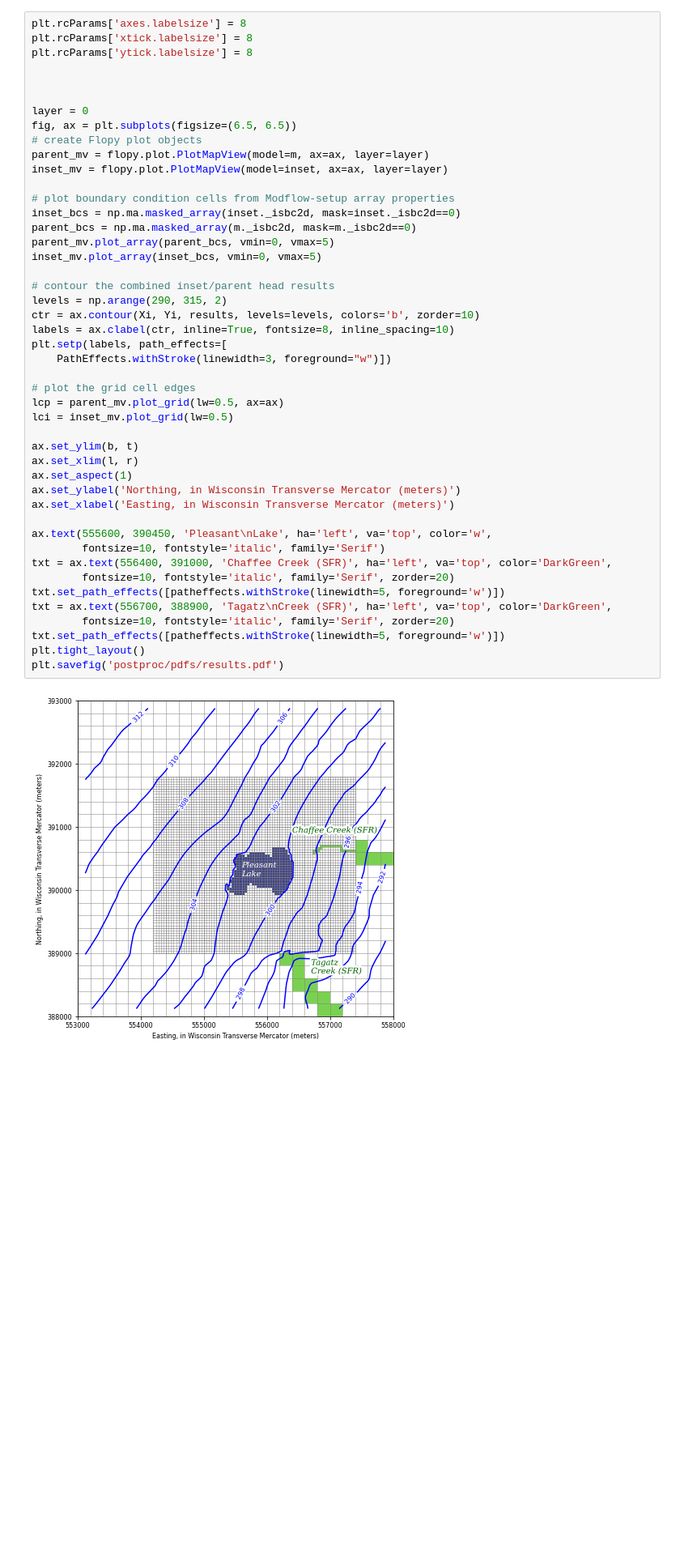
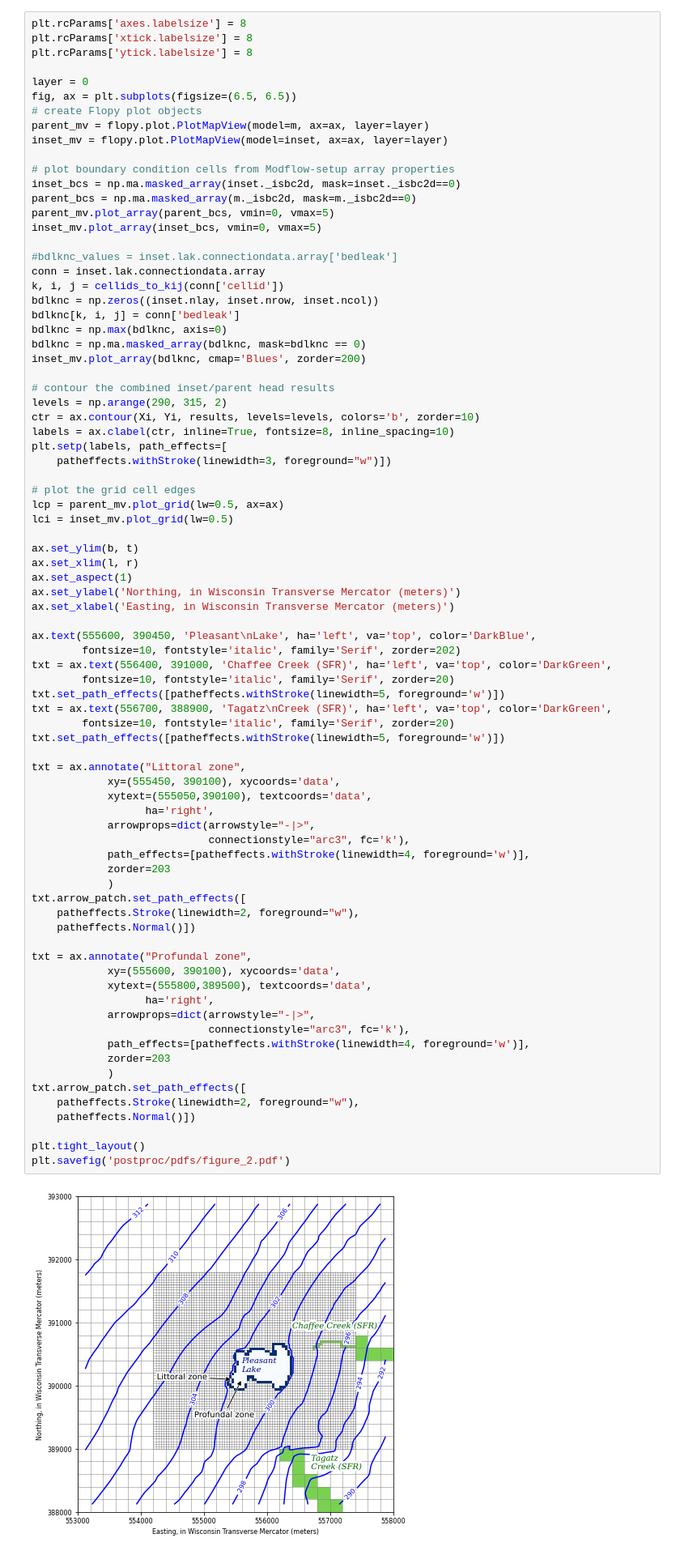
Before and after one commit to DOI-USGS/modflow-setup, a Jupyter notebook: examples/Pleasant_lake_lgr_example.ipynb, the cells around one changed output. Shown at 81% size. Saved outputs shown, nothing was run; the diff lists cells and outputs as text; blank space fills up the shorter version.

Commit message:
docs: added more description to Pleasant Lake example

```diff
--- a/examples/Pleasant_lake_lgr_example.ipynb
+++ b/examples/Pleasant_lake_lgr_example.ipynb
@@ -312,8 +328,6 @@ results = griddata((x, y), z, (Xi, Yi))
 plt.rcParams['axes.labelsize'] = 8
 plt.rcParams['xtick.labelsize'] = 8
 plt.rcParams['ytick.labelsize'] = 8
-
-
 
 layer = 0
 fig, ax = plt.subplots(figsize=(6.5, 6.5))
@@ -324,38 +338,74 @@ inset_mv = flopy.plot.PlotMapView(model=inset, ax=ax, layer=layer)
 # plot boundary condition cells from Modflow-setup array properties
 inset_bcs = np.ma.masked_array(inset._isbc2d, mask=inset._isbc2d==0)
 parent_bcs = np.ma.masked_array(m._isbc2d, mask=m._isbc2d==0)
 parent_mv.plot_array(parent_bcs, vmin=0, vmax=5)
 inset_mv.plot_array(inset_bcs, vmin=0, vmax=5)
 
+#bdlknc_values = inset.lak.connectiondata.array['bedleak']
+conn = inset.lak.connectiondata.array
+k, i, j = cellids_to_kij(conn['cellid'])
+bdlknc = np.zeros((inset.nlay, inset.nrow, inset.ncol))
+bdlknc[k, i, j] = conn['bedleak']
+bdlknc = np.max(bdlknc, axis=0)
+bdlknc = np.ma.masked_array(bdlknc, mask=bdlknc == 0)
+inset_mv.plot_array(bdlknc, cmap='Blues', zorder=200)
+
 # contour the combined inset/parent head results
 levels = np.arange(290, 315, 2)
 ctr = ax.contour(Xi, Yi, results, levels=levels, colors='b', zorder=10)
 labels = ax.clabel(ctr, inline=True, fontsize=8, inline_spacing=10)
 plt.setp(labels, path_effects=[
-    PathEffects.withStroke(linewidth=3, foreground="w")])
+    patheffects.withStroke(linewidth=3, foreground="w")])
 
 # plot the grid cell edges
 lcp = parent_mv.plot_grid(lw=0.5, ax=ax)
 lci = inset_mv.plot_grid(lw=0.5)
 
 ax.set_ylim(b, t)
 ax.set_xlim(l, r)
 ax.set_aspect(1)
 ax.set_ylabel('Northing, in Wisconsin Transverse Mercator (meters)')
 ax.set_xlabel('Easting, in Wisconsin Transverse Mercator (meters)')
 
-ax.text(555600, 390450, 'Pleasant\nLake', ha='left', va='top', color='w',
-        fontsize=10, fontstyle='italic', family='Serif')
+ax.text(555600, 390450, 'Pleasant\nLake', ha='left', va='top', color='DarkBlue',
+        fontsize=10, fontstyle='italic', family='Serif', zorder=202)
 txt = ax.text(556400, 391000, 'Chaffee Creek (SFR)', ha='left', va='top', color='DarkGreen',
         fontsize=10, fontstyle='italic', family='Serif', zorder=20)
 txt.set_path_effects([patheffects.withStroke(linewidth=5, foreground='w')])
 txt = ax.text(556700, 388900, 'Tagatz\nCreek (SFR)', ha='left', va='top', color='DarkGreen',
         fontsize=10, fontstyle='italic', family='Serif', zorder=20)
 txt.set_path_effects([patheffects.withStroke(linewidth=5, foreground='w')])
+
+txt = ax.annotate("Littoral zone",
+            xy=(555450, 390100), xycoords='data',
+            xytext=(555050,390100), textcoords='data',
+                  ha='right',
+            arrowprops=dict(arrowstyle="-|>",
+                            connectionstyle="arc3", fc='k'),
+            path_effects=[patheffects.withStroke(linewidth=4, foreground='w')],
+            zorder=203
+            )
+txt.arrow_patch.set_path_effects([
+    patheffects.Stroke(linewidth=2, foreground="w"),
+    patheffects.Normal()])
+
+txt = ax.annotate("Profundal zone",
+            xy=(555600, 390100), xycoords='data',
+            xytext=(555800,389500), textcoords='data',
+                  ha='right',
+            arrowprops=dict(arrowstyle="-|>",
+                            connectionstyle="arc3", fc='k'),
+            path_effects=[patheffects.withStroke(linewidth=4, foreground='w')],
+            zorder=203
+            )
+txt.arrow_patch.set_path_effects([
+    patheffects.Stroke(linewidth=2, foreground="w"),
+    patheffects.Normal()])
+
 plt.tight_layout()
-plt.savefig('postproc/pdfs/results.pdf')
+plt.savefig('postproc/pdfs/figure_2.pdf')
 # %% [output]
-[figure, old version]
+[figure, new version]
 # %% [markdown]
 ### Use [Modflow-export](https://github.com/aleaf/modflow-export) to export the modflow input to PDFs, rasters and shapefiles
 # %%
```
Also changed, not shown: parts of 13 cells of this notebook, 2 other files.
